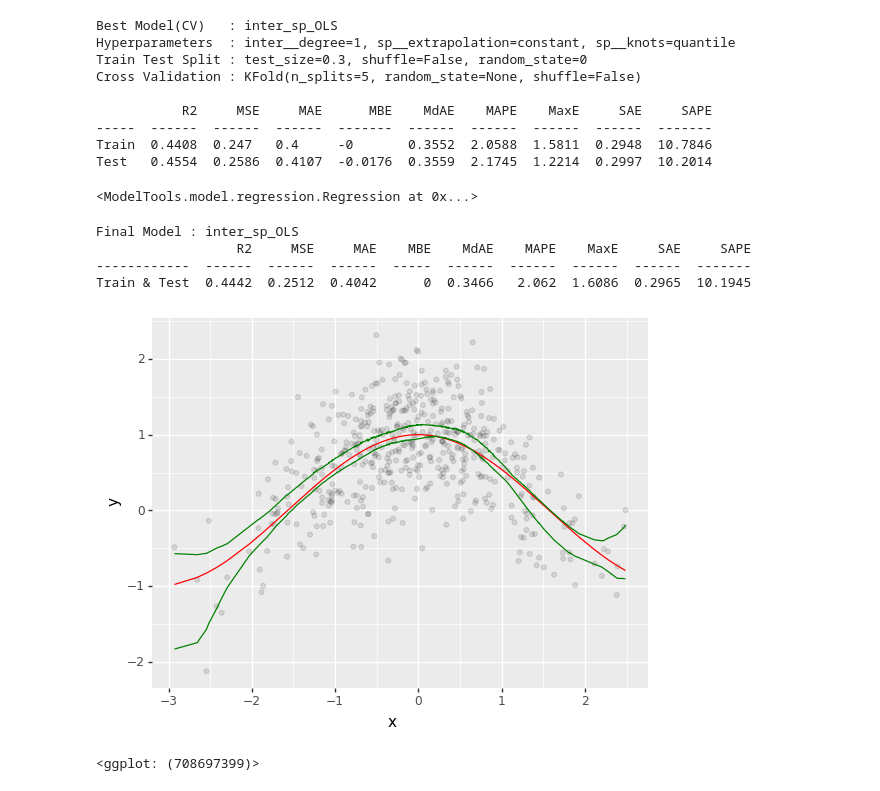
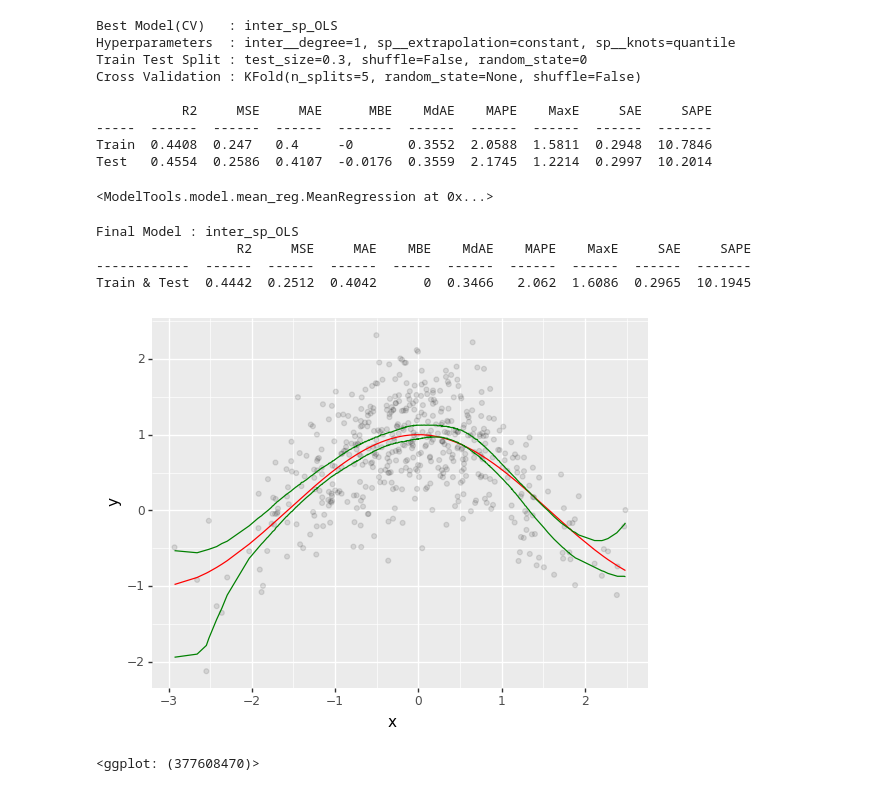
Before and after one commit to ShenhaoZhang/ModelTools, a Jupyter notebook: examples/exp_model.ipynb, the cells around one changed output. Saved outputs shown, nothing was run; the diff lists cells and outputs as text; code cells hidden in the pictures.

```diff
--- a/examples/exp_model.ipynb
+++ b/examples/exp_model.ipynb
@@ -16,7 +16,7 @@ df = pd.DataFrame(data={'x1':x1,'x2':x2,'y':y,'ts':pd.date_range(start='2000-01-
 
 # print(df)
 
-m = Regression(data=df,col_x=['x2'],col_y='y',col_ts='ts',ts_freq='min',exp_model=False)
+m = MeanRegression(data=df,col_x=['x2'],col_y='y',col_ts='ts',ts_freq='min',exp_model=False)
 m.fit(base=['lm'])
 # %% [output]
 Best Model(CV)   : inter_sp_OLS
@@ -28,27 +28,27 @@ Cross Validation : KFold(n_splits=5, random_state=None, shuffle=False)
 -----  ------  ------  ------  -------  ------  ------  ------  ------  -------
 Train  0.4408  0.247   0.4     -0       0.3552  2.0588  1.5811  0.2948  10.7846
 Test   0.4554  0.2586  0.4107  -0.0176  0.3559  2.1745  1.2214  0.2997  10.2014
-<ModelTools.model.regression.Regression at 0x...>
+<ModelTools.model.mean_reg.MeanRegression at 0x...>
 # %%
 m.fit_final_model()
-x = m.predict_interval(type='confidence',n_bootstrap=100)
+x = m.predict_interval(type='confidence',n_bootstrap=1000)
 (
     pd.DataFrame(x)
     .assign(x=x2,mean=m.predict(),real=np.cos(x2),y=y)
     .pipe(gg.ggplot)
     +gg.aes(x='x')
     + gg.geom_point(gg.aes(y='y'),alpha=0.1)
     +gg.geom_line(gg.aes(y='real'),color='red')
     +gg.geom_line(gg.aes(y='down'),color='green')
     +gg.geom_line(gg.aes(y='high'),color='green')
 )
 # %% [output]
 Final Model : inter_sp_OLS
                   R2     MSE     MAE    MBE    MdAE    MAPE    MaxE     SAE     SAPE
 ------------  ------  ------  ------  -----  ------  ------  ------  ------  -------
 Train & Test  0.4442  0.2512  0.4042      0  0.3466   2.062  1.6086  0.2965  10.1945
-[figure, old version]
+[figure, new version]
-<ggplot: (708697399)>
+<ggplot: (377608470)>
 # %%
 n = 500
 rng = np.random.default_rng(0)
```
Also changed, not shown: parts of 2 cells of this notebook, 5 other files.
